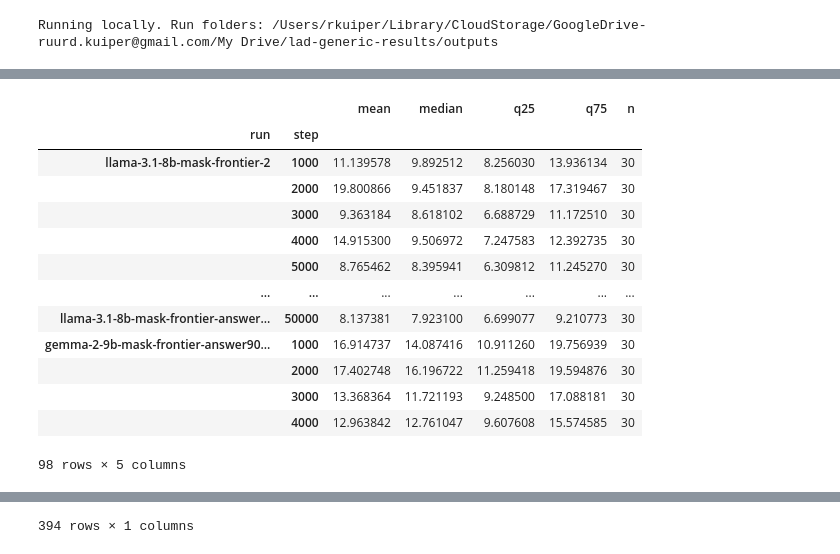
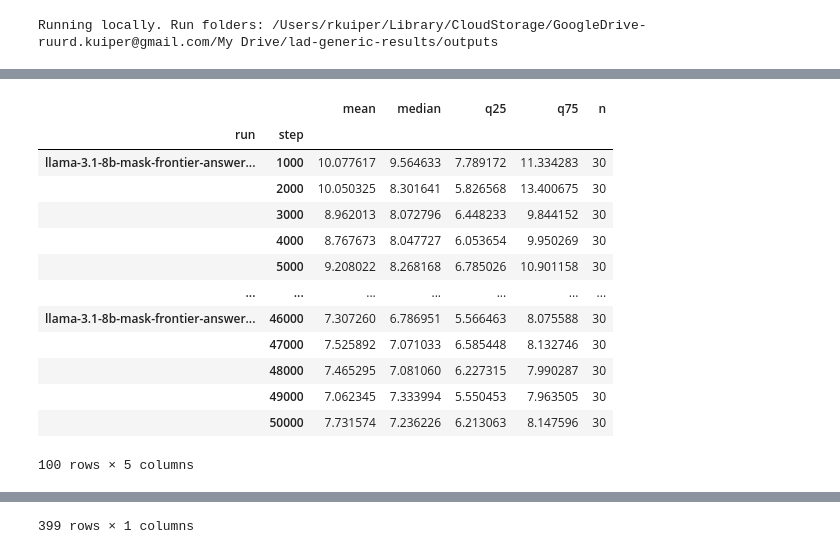
Before and after one commit to RuurdKuiper/lad-generic, a Jupyter notebook: notebooks/lad-generic-generation-perplexity.ipynb, the cells around one changed output, grey strips where cells are left out. Drawn from its saved outputs; the diff is of its cells as text; code cells hidden in the pictures.

```diff
--- a/notebooks/lad-generic-generation-perplexity.ipynb
+++ b/notebooks/lad-generic-generation-perplexity.ipynb
@@ -47,11 +50,12 @@ Running locally. Run folders: /Users/rkuiper/Library/CloudStorage/GoogleDrive-ru
 # %%
 # Edit this list: one directory name per run, with as many runs as you like.
 RUN_NAMES = [
-    "llama-3.1-8b-mask-legacy-comparison",
-    "llama-3.1-8b-mask-frontier-2",
-    "llama-3.1-8b-mask-frontier-all-tokens",
+    # "llama-3.1-8b-mask-legacy-comparison",
+    # "llama-3.1-8b-mask-frontier-2",
+    # "llama-3.1-8b-mask-frontier-all-tokens",
     "llama-3.1-8b-mask-frontier-answer90-padding10",
-    "gemma-2-9b-mask-frontier-answer90-padding10",
+    "llama-3.1-8b-mask-frontier-answer90-padding10-long_1",
+    # "gemma-2-9b-mask-frontier-answer90-padding10",
 ]
 BASE_DIR = DEFAULT_BASE_DIR
 # Local override: the directory containing <run>/generation_metrics.jsonl.
@@ -60,6 +64,7 @@ LOG_Y = False
 MIN_VALIDATION_STEP = 250  # Include validation loss from this step onward.
 # %%
 import json
+import re
 import numpy as np
 import pandas as pd
 from IPython.display import display
@@ -92,14 +97,31 @@ def read_records(path):
     return frame.loc[np.isfinite(frame["step"]) & (frame["step"] >= 0)].copy()
 
 
+DISTINCT_COLUMNS = ["distinct_1", "distinct_2", "distinct_3"]
+TOKEN_PATTERN = re.compile(r"\w+|[^\w\s]", flags=re.UNICODE)
+
+
+def distinct_n(text, n):
+    """Return unique sliding lexical n-grams / all sliding lexical n-grams."""
+    if not isinstance(text, str) or not text.strip():
+        return np.nan
+    tokens = TOKEN_PATTERN.findall(text)
+    if len(tokens) < n:
+        return np.nan
+    ngrams = [tuple(tokens[index:index + n]) for index in range(len(tokens) - n + 1)]
+    return len(set(ngrams)) / len(ngrams)
+
+
 perplexity_summaries = {}
+distinct_summaries = {}
 validation_losses = {}
 for run_name in dict.fromkeys(RUN_NAMES):
     run_dir = BASE_DIR / run_name
-    frame = read_records(run_dir / "generation_metrics.jsonl")
-    if "generation_perplexity" in frame:
-        if "prompt_index" in frame and frame["prompt_index"].notna().all():
-            frame = frame.drop_duplicates(["step", "prompt_index"], keep="last")
+    generation_frame = read_records(run_dir / "generation_metrics.jsonl")
+    if "prompt_index" in generation_frame and generation_frame["prompt_index"].notna().all():
+        generation_frame = generation_frame.drop_duplicates(["step", "prompt_index"], keep="last")
+    if "generation_perplexity" in generation_frame:
+        frame = generation_frame.copy()
         values = pd.to_numeric(frame["generation_perplexity"], errors="coerce")
         valid = np.isfinite(values) & (values > 0)
         if (~valid).any():
@@ -111,6 +133,21 @@ for run_name in dict.fromkeys(RUN_NAMES):
                 mean="mean", median="median", q25=lambda values: values.quantile(0.25),
                 q75=lambda values: values.quantile(0.75), n="count",
             )
+
+    if "final" in generation_frame:
+        frame = generation_frame[["step", "final"]].copy()
+        for n, column in enumerate(DISTINCT_COLUMNS, start=1):
+            frame[column] = frame["final"].map(lambda text, n=n: distinct_n(text, n))
+        unavailable = frame[DISTINCT_COLUMNS].isna().sum()
+        if unavailable.any():
+            details = ", ".join(
+                f"Distinct-{n}: {int(unavailable[column])}"
+                for n, column in enumerate(DISTINCT_COLUMNS, start=1) if unavailable[column]
+            )
+            print(f"{run_name}: unavailable for empty/short answers — {details}.")
+        summary = frame.groupby("step", sort=True)[DISTINCT_COLUMNS].mean().dropna(how="all")
+        if not summary.empty:
+            distinct_summaries[run_name] = summary
 
     # Load independently: loss can be available more often than generation metrics.
     frame = read_records(run_dir / "metrics.jsonl")
@@ -127,9 +164,10 @@ for run_name in dict.fromkeys(RUN_NAMES):
         if not frame.empty:
             validation_losses[run_name] = frame.set_index("step")["weighted_loss"]
     print(f"{run_name}: {len(perplexity_summaries.get(run_name, []))} perplexity steps, "
+          f"{len(distinct_summaries.get(run_name, []))} Distinct-n steps, "
           f"{len(validation_losses.get(run_name, []))} validation loss steps.")
 
-if not perplexity_summaries and not validation_losses:
+if not perplexity_summaries and not distinct_summaries and not validation_losses:
     raise ValueError("No valid runs found. Check RUN_NAMES, BASE_DIR and MIN_VALIDATION_STEP.")
 
 if perplexity_summaries:
@@ -138,4 +176,7 @@ if perplexity_summaries:
 if validation_losses:
     loss_stats = pd.concat(validation_losses, names=["run", "step"]).rename("weighted_loss").to_frame()
     display(loss_stats)
+if distinct_summaries:
+    distinct_stats = pd.concat(distinct_summaries, names=["run", "step"])
+    display(distinct_stats)
 # %% [output]
@@ -150,16 +186,16 @@ gemma-2-9b-mask-frontier-answer90-padding10: 4 perplexity steps, 16 validation l
 |  |  | mean | median | q25 | q75 | n |
 | run | step |  |  |  |  |  |
-| llama-3.1-8b-mask-frontier-2 | 1000 | 11.139578 | 9.892512 | 8.256030 | 13.936134 | 30 |
-|  | 2000 | 19.800866 | 9.451837 | 8.180148 | 17.319467 | 30 |
-|  | 3000 | 9.363184 | 8.618102 | 6.688729 | 11.172510 | 30 |
-|  | 4000 | 14.915300 | 9.506972 | 7.247583 | 12.392735 | 30 |
-|  | 5000 | 8.765462 | 8.395941 | 6.309812 | 11.245270 | 30 |
+| llama-3.1-8b-mask-frontier-answer... | 1000 | 10.077617 | 9.564633 | 7.789172 | 11.334283 | 30 |
+|  | 2000 | 10.050325 | 8.301641 | 5.826568 | 13.400675 | 30 |
+|  | 3000 | 8.962013 | 8.072796 | 6.448233 | 9.844152 | 30 |
+|  | 4000 | 8.767673 | 8.047727 | 6.053654 | 9.950269 | 30 |
+|  | 5000 | 9.208022 | 8.268168 | 6.785026 | 10.901158 | 30 |
 | ... | ... | ... | ... | ... | ... | ... |
-| llama-3.1-8b-mask-frontier-answer... | 50000 | 8.137381 | 7.923100 | 6.699077 | 9.210773 | 30 |
-| gemma-2-9b-mask-frontier-answer90... | 1000 | 16.914737 | 14.087416 | 10.911260 | 19.756939 | 30 |
-|  | 2000 | 17.402748 | 16.196722 | 11.259418 | 19.594876 | 30 |
-|  | 3000 | 13.368364 | 11.721193 | 9.248500 | 17.088181 | 30 |
-|  | 4000 | 12.963842 | 12.761047 | 9.607608 | 15.574585 | 30 |
+| llama-3.1-8b-mask-frontier-answer... | 46000 | 7.307260 | 6.786951 | 5.566463 | 8.075588 | 30 |
+|  | 47000 | 7.525892 | 7.071033 | 6.585448 | 8.132746 | 30 |
+|  | 48000 | 7.465295 | 7.081060 | 6.227315 | 7.990287 | 30 |
+|  | 49000 | 7.062345 | 7.333994 | 5.550453 | 7.963505 | 30 |
+|  | 50000 | 7.731574 | 7.236226 | 6.213063 | 8.147596 | 30 |
-98 rows × 5 columns
+100 rows × 5 columns
 |  |  | weighted_loss |
 | run | step |  |
@@ -177 +213 @@ gemma-2-9b-mask-frontier-answer90-padding10: 4 perplexity steps, 16 validation l
-394 rows × 1 columns
+399 rows × 1 columns
```
Also changed, not shown: parts of 3 cells of this notebook, 1 other file.
